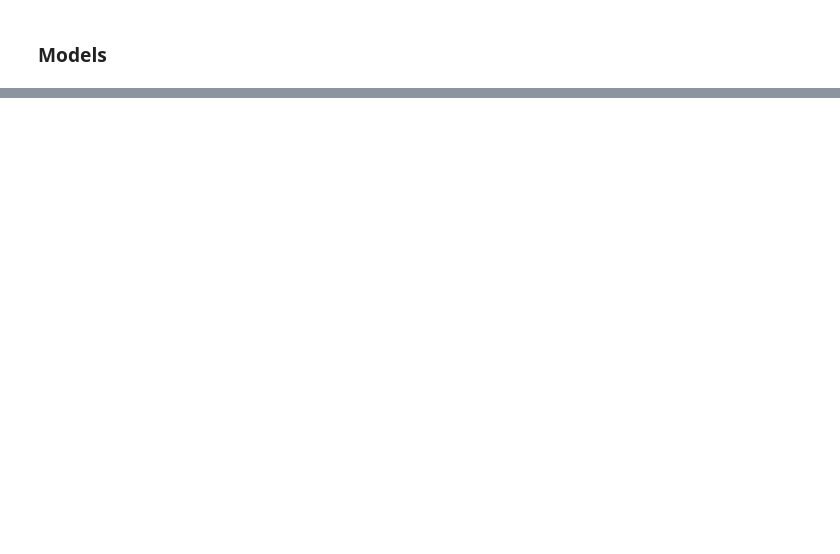
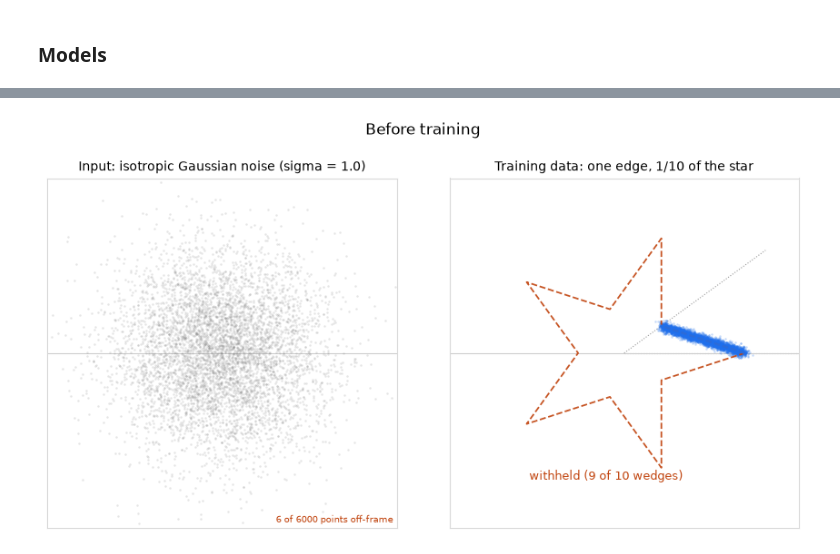
Before and after one commit to daoterog/TokyoDrift, a Jupyter notebook: summarized.ipynb, the cells around one changed output, grey strips where cells are left out. Drawn from its saved outputs; the diff is of its cells as text; code cells hidden in the pictures; blank space fills up the shorter version.

```diff
--- a/summarized.ipynb
+++ b/summarized.ipynb
@@ -362,0 +570,32 @@ plt.show()
+# %%
+def draw_star_reference(ax, wedge_rays=False):
+    """Withheld outline dashed in red, the one trained edge solid in blue."""
+    loop = torch.cat((VERTICES, VERTICES[:1])).cpu()
+    ax.plot(loop[:, 0], loop[:, 1], color=HELD_OUT, lw=1.3, ls="--", alpha=0.9, zorder=1)
+    seen = VERTICES[:2].cpu()
+    ax.plot(seen[:, 0], seen[:, 1], color=SEEN, lw=2.0, alpha=0.9, zorder=2)
+    if wedge_rays:
+        for angle in (0.0, WEDGE):
+            ax.plot([0, 1.45 * math.cos(angle)], [0, 1.45 * math.sin(angle)],
+                    color="0.6", lw=0.8, ls=":", zorder=0)
+
+
+figure, axes = plt.subplots(1, 2, figsize=(9, 4.7))
+
+scatter(axes[0], sample_noise(6000), "0.45",
+        f"Input: isotropic Gaussian noise (sigma = {NOISE_SCALE})", alpha=0.18)
+style_axes(axes[0], limit=3.4)
+
+scatter(axes[1], sample_star_wedge(4000), SEEN,
+        "Training data: one edge, 1/10 of the star")
+draw_star_reference(axes[1], wedge_rays=True)
+axes[1].text(-0.15, -1.05, "withheld (9 of 10 wedges)", color=HELD_OUT,
+             ha="center", fontsize=9)
+style_axes(axes[1], limit=1.45)
+
+figure.tight_layout()
+figure.subplots_adjust(top=0.85)
+figure.suptitle("Before training", fontsize=12)
+plt.show()
+# %% [output]
+[figure, added]
```
Also changed, not shown: parts of 17 cells of this notebook.
